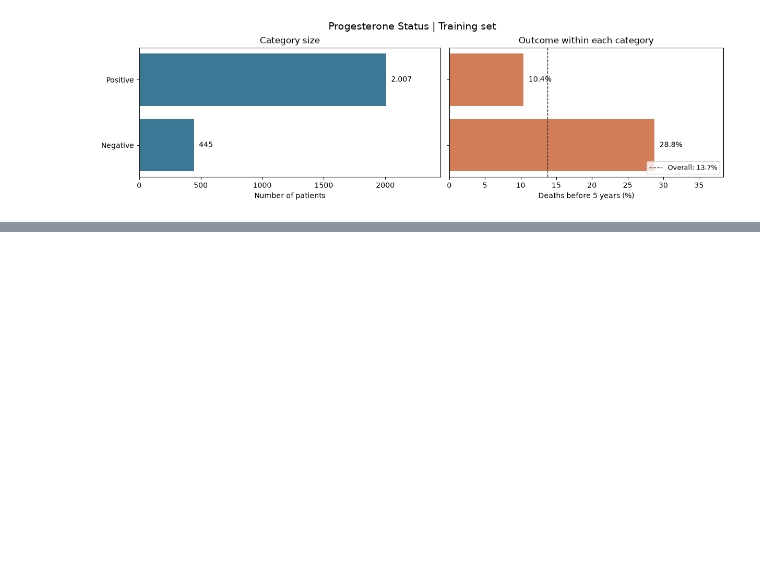
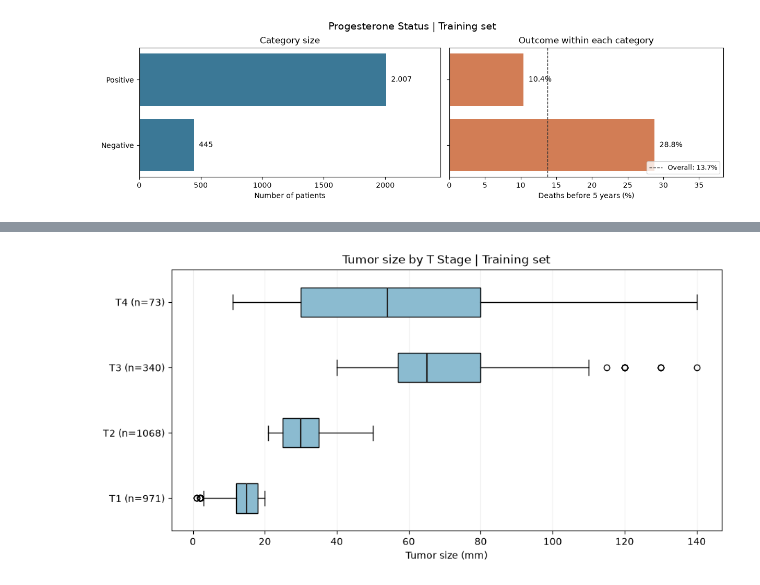
Before and after one commit to alicepelloni/progetto, a Jupyter notebook: breast_cancer.ipynb, the cells around one changed output, grey strips where cells are left out. Drawn from its saved outputs; the diff is of its cells as text; code cells hidden in the pictures; blank space fills up the shorter version.

```diff
--- a/breast_cancer.ipynb
+++ b/breast_cancer.ipynb
@@ -609,0 +722,20 @@ show_categorical_eda("Progesterone Status")
+# %%
+from inspect import signature
+stage_order = [stage for stage in ["T1", "T2", "T3", "T4"]
+               if stage in relationship_data["T Stage"].dropna().unique()]
+stage_groups = [relationship_data.loc[relationship_data["T Stage"] == stage, "Tumor Size"].dropna()
+                for stage in stage_order]
+fig, ax = plt.subplots(figsize=(9, 4.5), layout="constrained")
+orientation = {"orientation": "horizontal"} if "orientation" in signature(ax.boxplot).parameters else {"vert": False}
+boxes = ax.boxplot(stage_groups, patch_artist=True, **orientation,
+                   medianprops={"color": "#222222", "linewidth": 1.5})
+for patch in boxes["boxes"]:
+    patch.set_facecolor("#8bbbd0")
+ax.set_yticks(range(1, len(stage_order) + 1),
+              [f"{stage} (n={len(group)})" for stage, group in zip(stage_order, stage_groups)])
+ax.set_xlabel("Tumor size (mm)")
+ax.set_title("Tumor size by T Stage | Training set")
+ax.grid(axis="x", alpha=0.2)
+plt.show()
+# %% [output]
+[figure, added]
```
Also changed, not shown: parts of 36 cells of this notebook, 1 other file.
